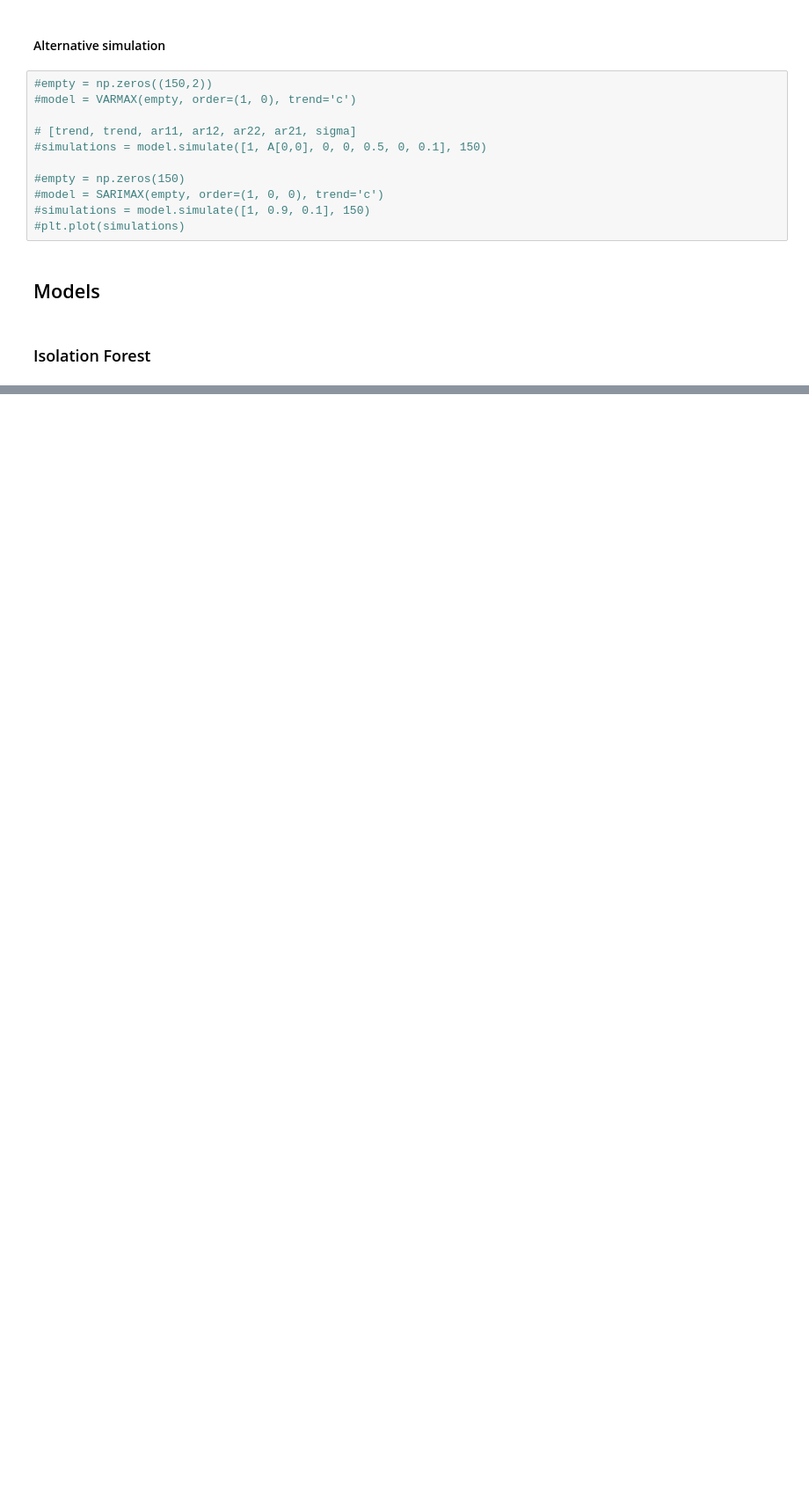
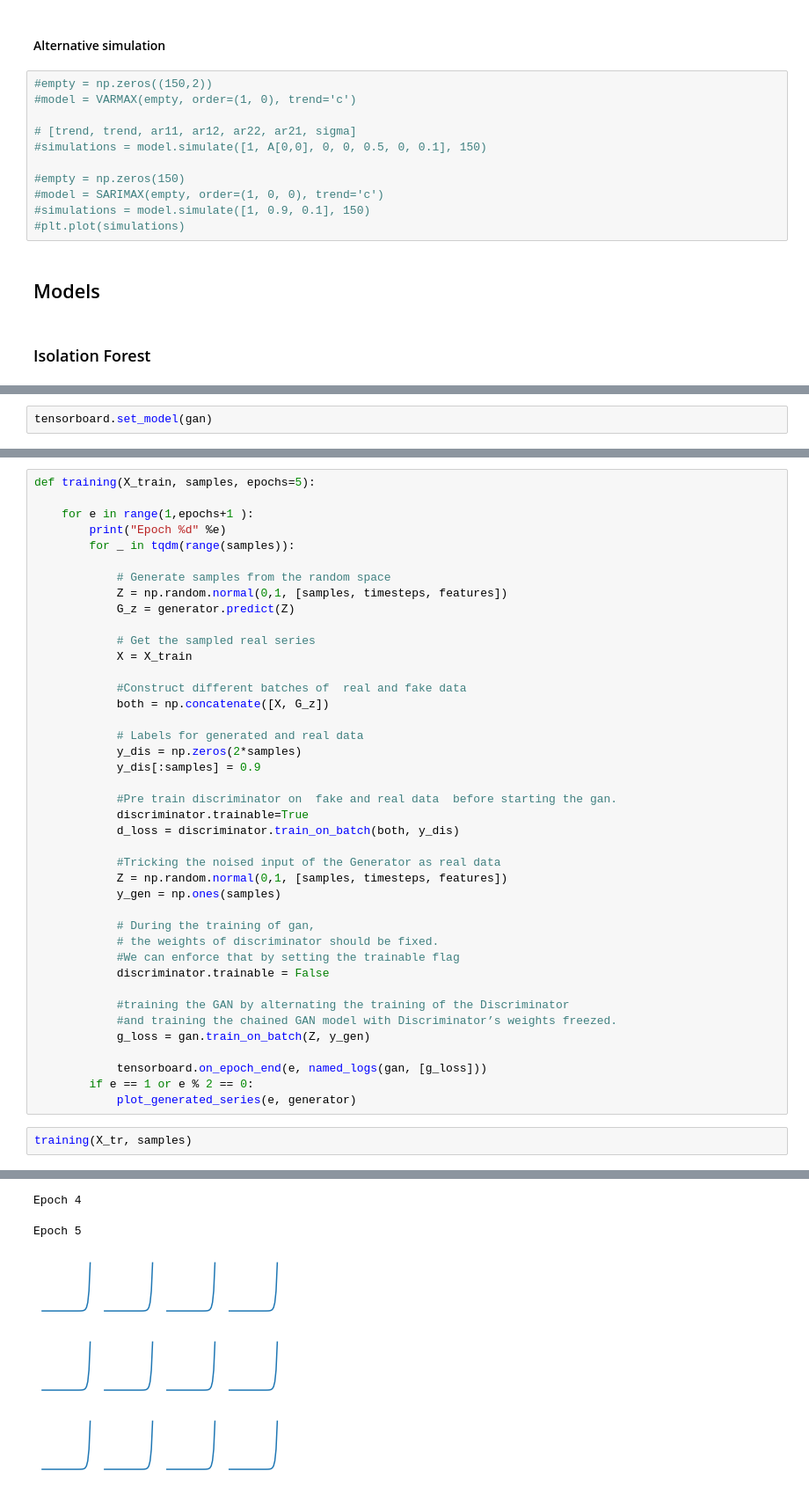
Before and after one commit to Emil207/Multivariate-anomaly-detection, a Jupyter notebook: Code/MAD/Playground.ipynb, the cells around one changed output, grey strips where cells are left out. Shown at 88% size. Saved outputs shown, nothing was run; the diff lists cells and outputs as text; blank space fills up the shorter version.

```diff
--- a/Code/MAD/Playground.ipynb
+++ b/Code/MAD/Playground.ipynb
@@ -107,0 +189,2 @@ ax.scatter(a.index, a['Point anomaly'], color='blue');
+# %%
+tensorboard.set_model(gan)
@@ -107,0 +207,44 @@ ax.scatter(a.index, a['Point anomaly'], color='blue');
+# %%
+def training(X_train, samples, epochs=5):
+
+    for e in range(1,epochs+1 ):
+        print("Epoch %d" %e)
+        for _ in tqdm(range(samples)):
+
+            # Generate samples from the random space
+            Z = np.random.normal(0,1, [samples, timesteps, features])
+            G_z = generator.predict(Z)
+
+            # Get the sampled real series
+            X = X_train
+
+            #Construct different batches of  real and fake data
+            both = np.concatenate([X, G_z])
+
+            # Labels for generated and real data
+            y_dis = np.zeros(2*samples)
+            y_dis[:samples] = 0.9
+
+            #Pre train discriminator on  fake and real data  before starting the gan.
+            discriminator.trainable=True
+            d_loss = discriminator.train_on_batch(both, y_dis)
+
+            #Tricking the noised input of the Generator as real data
+            Z = np.random.normal(0,1, [samples, timesteps, features])
+            y_gen = np.ones(samples)
+
+            # During the training of gan,
+            # the weights of discriminator should be fixed.
+            #We can enforce that by setting the trainable flag
+            discriminator.trainable = False
+
+            #training the GAN by alternating the training of the Discriminator
+            #and training the chained GAN model with Discriminator’s weights freezed.
+            g_loss = gan.train_on_batch(Z, y_gen)
+
+            tensorboard.on_epoch_end(e, named_logs(gan, [g_loss]))
+        if e == 1 or e % 2 == 0:
+            plot_generated_series(e, generator)
+# %%
+training(X_tr, samples)
+# %% [output]
@@ -107,0 +254,5 @@ ax.scatter(a.index, a['Point anomaly'], color='blue');
+Epoch 4
+Epoch 5
+[figure, added]
+[figure, added]
+[figure, added]
```
Also changed, not shown: parts of 31 cells of this notebook, 26 other files.
